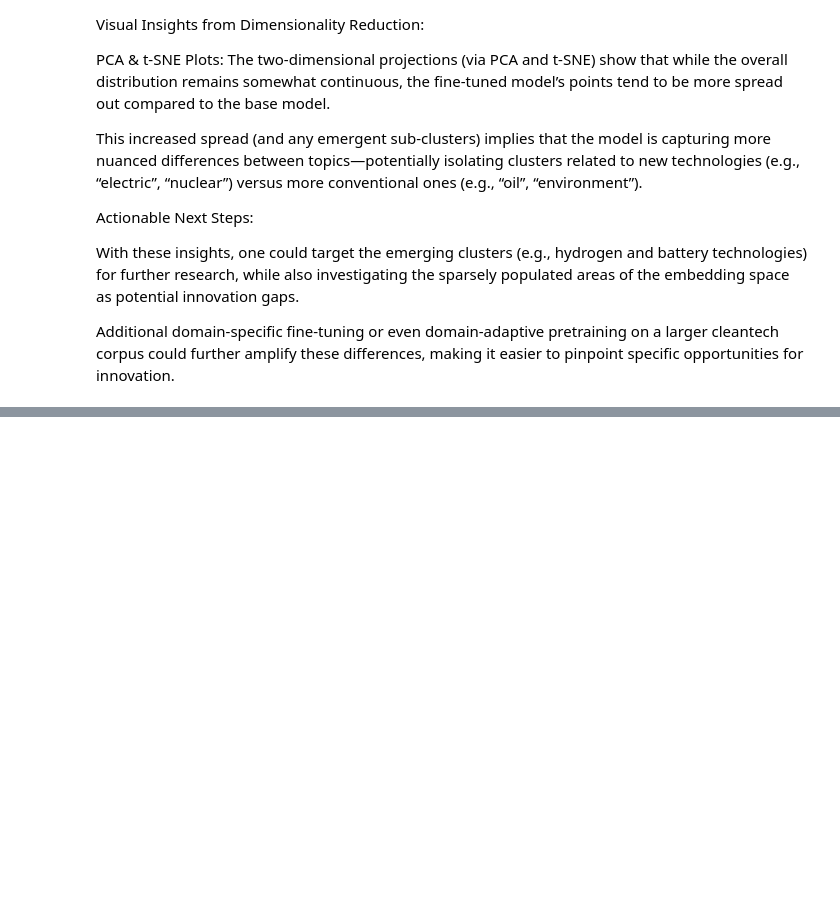
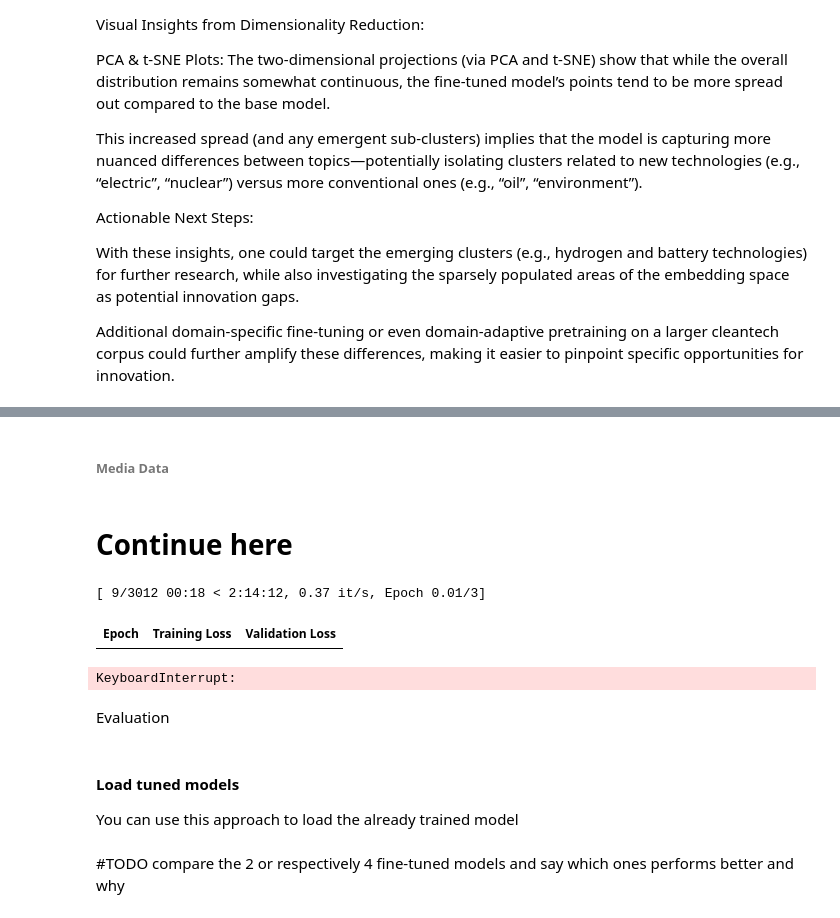
Before and after one commit to lucarenz1997/NLP, a Jupyter notebook: Stage_2_Part_2.ipynb, the cells around one changed output, grey strips where cells are left out. Cells and saved outputs as stored; diff of their text form; code cells hidden in the pictures; blank space fills up the shorter version.

```diff
--- a/Stage_2_Part_2.ipynb
+++ b/Stage_2_Part_2.ipynb
@@ -1153,0 +1348,2 @@ Additional domain-specific fine-tuning or even domain-adaptive pretraining on a
+# %% [markdown]
+###### Media Data
@@ -1153,0 +1354,12 @@ Additional domain-specific fine-tuning or even domain-adaptive pretraining on a
+# %% [markdown]
+# Continue here
+# %%
+media_finetuned_trainer = build_trainer(media_finetuned_model, hf_media_train, hf_media_val, data_collator, training_args)
+media_finetuned_trainer.train()
+media_finetuned_trainer.save_model("/content/drive/MyDrive/CLT/data/fine_tuned_longformer_model_media")
+# %% [output]
+[ 9/3012 00:18 < 2:14:12, 0.37 it/s, Epoch 0.01/3]
+| Epoch | Training Loss | Validation Loss |
+KeyboardInterrupt:
+# %% [markdown]
+Evaluation
@@ -1153,0 +1372,3 @@ Additional domain-specific fine-tuning or even domain-adaptive pretraining on a
+# %% [markdown]
+#### Load tuned models
+You can use this approach to load the already trained model
@@ -1153,0 +1484,2 @@ Additional domain-specific fine-tuning or even domain-adaptive pretraining on a
+# %% [markdown]
+#TODO compare the 2 or respectively 4 fine-tuned models and say which ones performs better and why
```
Also changed, not shown: parts of 22 cells of this notebook.
